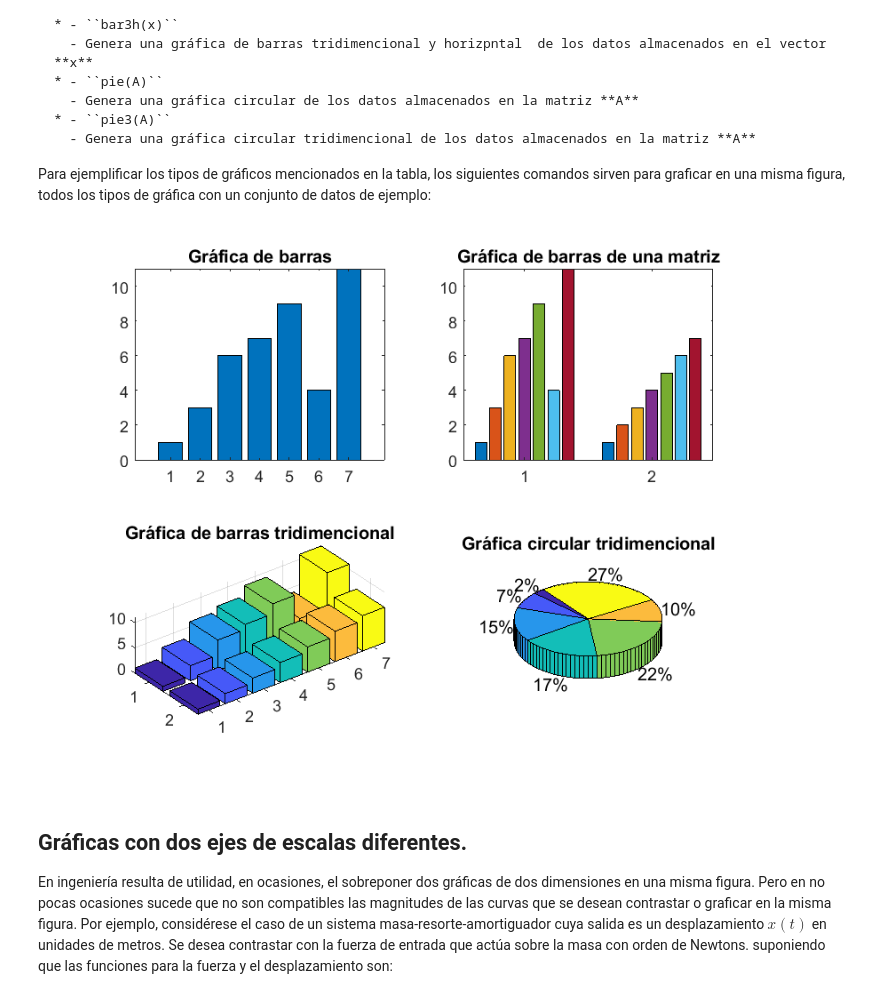
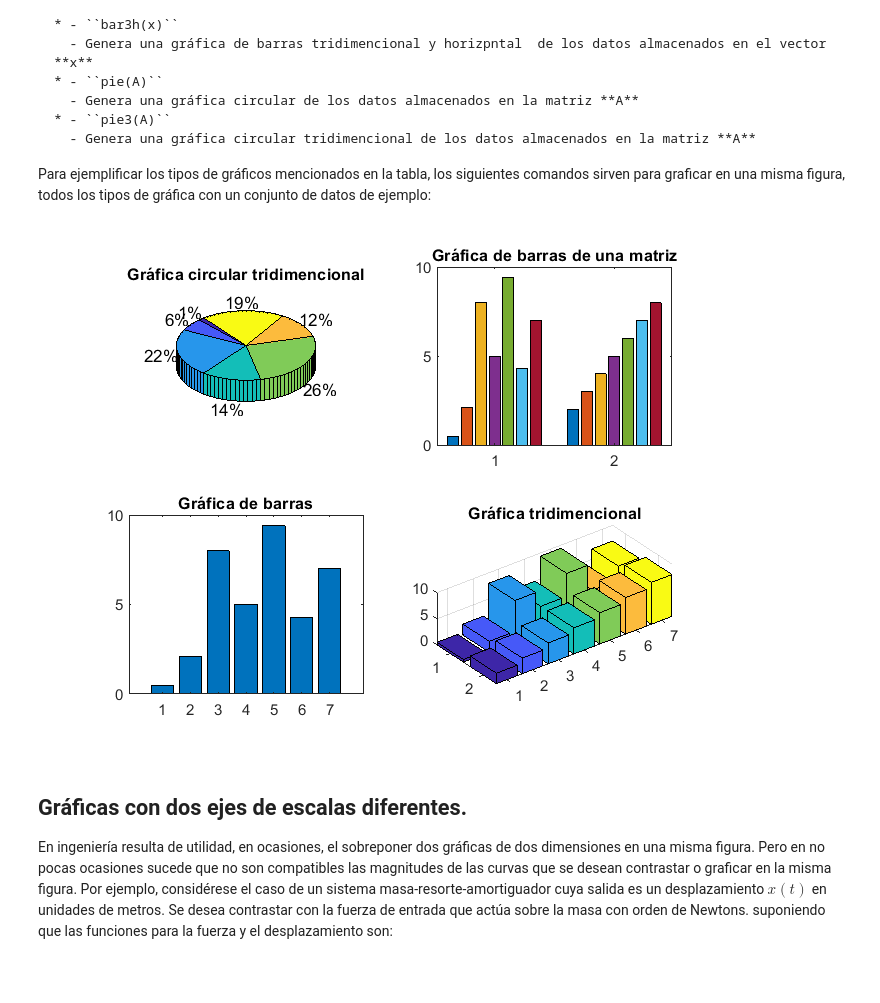
Before and after one commit to LuisGerardo2204/Practicas-de-MATLAB, a Jupyter notebook: _sources/Practica10.ipynb, the cells around one changed output. Saved outputs shown, nothing was run; the diff lists cells and outputs as text; code cells hidden in the pictures.

```diff
--- a/_sources/Practica10.ipynb
+++ b/_sources/Practica10.ipynb
@@ -139,25 +139,27 @@ Para ejemplificar los tipos de gráficos mencionados en la tabla, los siguientes
 # %%
 clear
 clc
 close all
 
-a=[1,3,6,7,9,4,11];
-b=[a;1:7];
+a=[0.5,2.1,8,5,9.4,4.3,7];
+b=[a;2:8];
 
 subplot(2,2,1)
-bar(a)
-title("Gráfica de barras")
+pie3(a)
+title("Gráfica circular tridimencional")
+
 subplot(2,2,2)
 bar(b)
 title("Gráfica de barras de una matriz")
 subplot(2,2,3)
+bar(a)
+title("Gráfica de barras")
+
+subplot(2,2,4)
 bar3(b)
-title("Gráfica de barras tridimencional")
-subplot(2,2,4)
-pie3(a)
-title("Gráfica circular tridimencional")
+title("Gráfica tridimencional")
 # %% [output]
-[figure, old version]
+[figure, new version]
 # %% [markdown]
 ## Gráficas con dos ejes de escalas diferentes.
 
```
Also changed, not shown: parts of 7 cells of this notebook, 14 other files.
